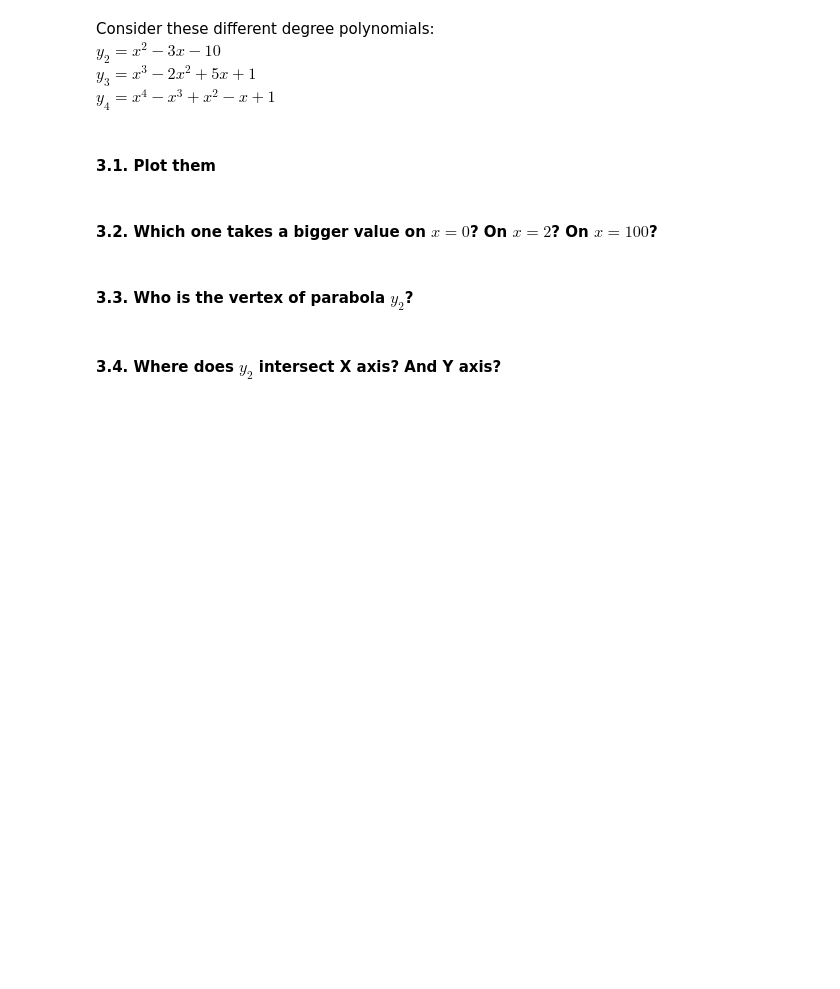
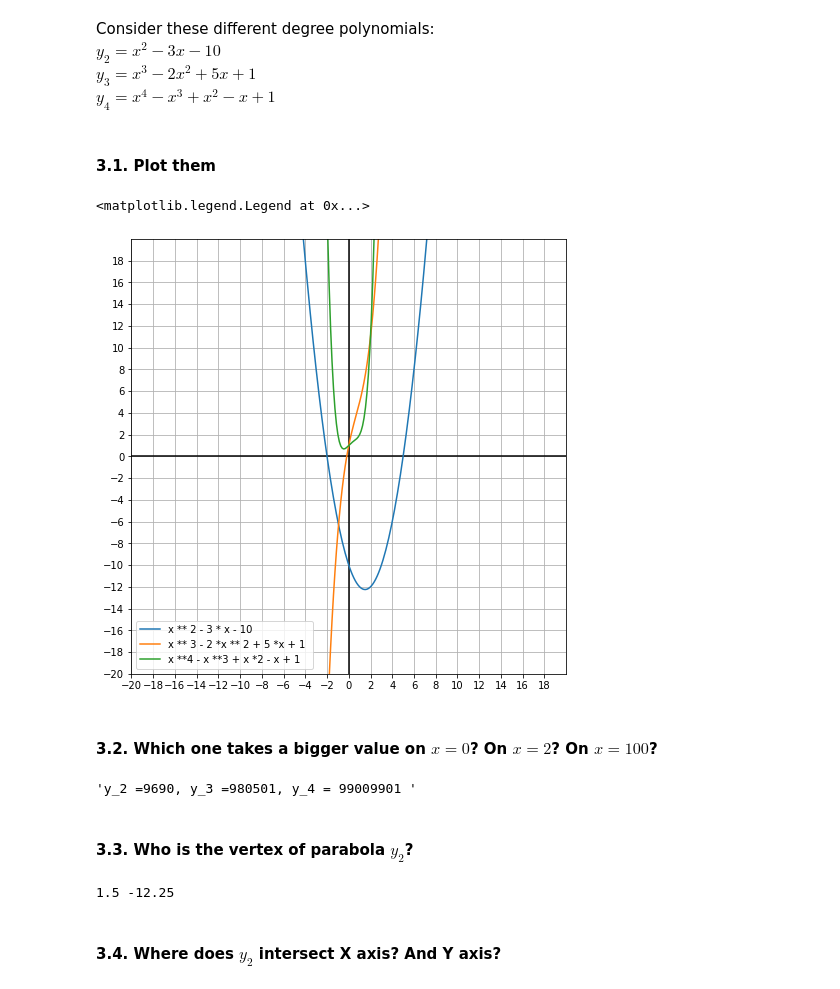
Before and after one commit to Ironhack-Data-Madrid-Marzo-2021/lab-math-refresher, a Jupyter notebook: your-code/main.ipynb, the cells around one changed output. Saved outputs shown, nothing was run; the diff lists cells and outputs as text; code cells hidden in the pictures; blank space fills up the shorter version.

```diff
--- a/your-code/main.ipynb
+++ b/your-code/main.ipynb
@@ -54,11 +123,70 @@ Consider these different degree polynomials:
 $y_2=x^2-3x-10$
 $y_3=x^3-2x^2+5x+1$
 $y_4=x^4-x^3+x^2-x+1$
+# %%
+def initialize_grid():
+    fig, ax = plt.subplots(figsize=(8, 8))
+
+    # where do we want lines
+    ticks = np.arange(-20, 20, 2)
+
+    # draw grid
+    ax.set_xticks(ticks)
+    ax.set_yticks(ticks)
+    ax.grid(True, which='both')
+
+    # 1-1 X and Y proportion
+    ax.set_aspect('equal')
+
+    # X and Y axes
+    ax.axhline(y=0, color='k')
+    ax.axvline(x=0, color='k')
+
+    # set axes' limits
+    ax.set_xlim([-20, 20])
+    ax.set_ylim([-20, 20])
+# %%
+y_2 = x ** 2 - 3 * x - 10
+y_3 = x ** 3 - 2 *x ** 2 + 5 *x + 1
+y_4 = x **4 - x **3 + x *2 - x + 1
 # %% [markdown]
 #### 3.1. Plot them
+# %%
+initialize_grid()
+plt.plot(x, y_2, "-", label = "x ** 2 - 3 * x - 10")
+plt.plot(x, y_3, "-", label="x ** 3 - 2 *x ** 2 + 5 *x + 1 ")
+plt.plot(x, y_4, "-", label="x **4 - x **3 + x *2 - x + 1")
+plt.legend()
+# %% [output]
+<matplotlib.legend.Legend at 0x...>
+[figure, added]
 # %% [markdown]
 #### 3.2. Which one takes a bigger value on $x=0$? On $x=2$? On $x=100$?
+# %%
+def bigger_value(n):
+    x = n
+    y_2 = x ** 2 - 3 * x - 10
+    y_3 = x ** 3 - 2 *x ** 2 + 5 * x + 1
+    y_4 = x ** 4 - x ** 3 + x ** 2 -x + 1
+
+    return f"y_2 ={y_2}, y_3 ={y_3}, y_4 = {y_4} "
+bigger_value(0)
+bigger_value(2)
+bigger_value(100)
+# %% [output]
+'y_2 =9690, y_3 =980501, y_4 = 99009901 '
 # %% [markdown]
 #### 3.3. Who is the vertex of parabola $y_2$?
+# %%
+y = x ** 2 -3 * x -10
+a = 1
+b = -3
+c = -10
+
+x = -(b)/ 2 * a
+y = x ** 2 -3 * x -10
+print(x,y)
+# %% [output]
+1.5 -12.25
 # %% [markdown]
 #### 3.4. Where does $y_2$ intersect X axis? And Y axis?
```
Also changed, not shown: parts of 27 cells of this notebook.
